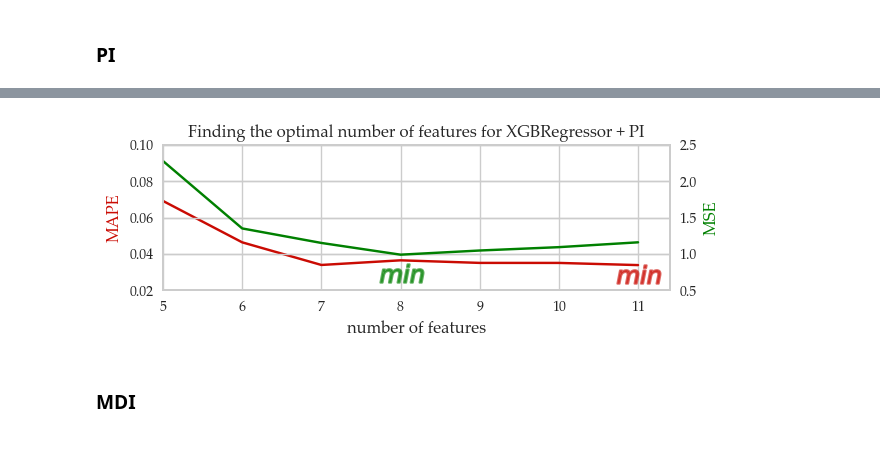
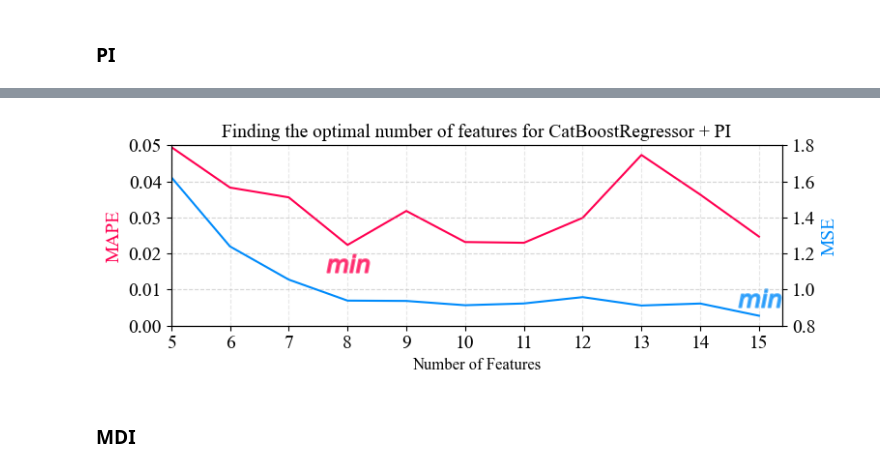
Before and after one commit to caapel/SOFC, a Jupyter notebook: SOFC_analisys.ipynb, the cells around one changed output, grey strips where cells are left out. Cells and saved outputs as stored; diff of their text form; code cells hidden in the pictures.

```diff
--- a/SOFC_analisys.ipynb
+++ b/SOFC_analisys.ipynb
@@ -620,14 +637,14 @@ Wall time: 2min 37s
 # %%
-n = df_SHAP_XGB_search.MAPE.idxmin()
-search_result.loc[f'XGB+SHAP({n})'] = (df_SHAP_XGB_search.loc[n].r2_score,
-                                       df_SHAP_XGB_search.loc[n].MSE,
-                                       df_SHAP_XGB_search.loc[n].MAE,
-                                       df_SHAP_XGB_search.loc[n].MAPE,
+n = df_SHAP_GB_search.MAPE.idxmin()
+search_result.loc[f'CatBoost+SHAP({n})'] = (df_SHAP_GB_search.loc[n].r2_score,
+                                       df_SHAP_GB_search.loc[n].MSE,
+                                       df_SHAP_GB_search.loc[n].MAE,
+                                       df_SHAP_GB_search.loc[n].MAPE,
                                        elapsed_time/(len(ParameterGrid(param_grid))*
-                                                     n_splits*len(range(5, 12))))
+                                                     n_splits*len(range(5, 16))))
 print(f'SHAP {n} features',
-      f'r2_score: {df_SHAP_XGB_search.loc[n].r2_score:.4}',
-      f'MSE: {df_SHAP_XGB_search.loc[n].MSE:.4}',
-      f'MAE: {df_SHAP_XGB_search.loc[n].MAE:.4}',
-      f'MAPE: {df_SHAP_XGB_search.loc[n].MAPE:.2%}', sep='\n')
+      f'r2_score: {df_SHAP_GB_search.loc[n].r2_score:.4}',
+      f'MSE: {df_SHAP_GB_search.loc[n].MSE:.4}',
+      f'MAE: {df_SHAP_GB_search.loc[n].MAE:.4}',
+      f'MAPE: {df_SHAP_GB_search.loc[n].MAPE:.2%}', sep='\n')
 # %% [output]
@@ -763,46 +792,49 @@ df_PI_XGB_search
 # %%
 # plot search of the optimal number of features of PI
-fig, mape = plt.subplots(figsize=(6.5, 2.5))
+fig, mape = plt.subplots(figsize=(8, 3))
 mse = mape.twinx()
 
-mape.plot(df_PI_XGB_search.index, df_PI_XGB_search.MAPE, color='r', label='MAPE')
-mse.plot(df_PI_XGB_search.index, df_PI_XGB_search.MSE, color='green', label='MSE')
+mape.plot(df_PI_GB_search.index, df_PI_GB_search.MAPE, color='#ff0051', label='MAPE')
+mse.plot(df_PI_GB_search.index, df_PI_GB_search.MSE, color='#008bfb', label='MSE')
 
-mape.set_xlabel('number of features', fontsize = 12)
-mape.set_ylabel('MAPE', fontsize = 12, color='r')
-mape.set_xticks(ticks=np.arange(5, 12, step=1))
-mape.set_yticks(ticks=np.arange(0.02, 0.101, step=0.02))
-mape.set_xlim(left=5, right=11.4)
-mape.set_ylim(0.02, 0.1)
+mape.set_xlabel('Number of Features', fontsize = 12)
+mape.set_ylabel('MAPE', fontsize=fontsize, color='#ff0051')
+mape.set_xticks(ticks=np.arange(5, 16, step=1))
+mape.set_yticks(ticks=np.arange(0.0, 0.051, step=0.01))
+mape.set_xlim(left=5, right=15.4)
+mape.set_ylim(0.0, 0.05)
 #mape.legend()
 
-mse.set_ylabel('MSE', fontsize = 12, color='green')
-mse.set_yticks(ticks=np.arange(0.5, 2.51, step=0.5))
-mse.set_ylim(0.5, 2.5)
+mse.set_ylabel('MSE', fontsize=fontsize, color='#008bfb')
+mse.set_yticks(ticks=np.arange(0.8, 1.81, step=0.2))
+mse.set_ylim(0.8, 1.8)
 #mse.legend()
 
-mape.scatter(df_PI_XGB_search.MAPE.idxmin(),
-             df_PI_XGB_search.MAPE.min()-0.005,
+mape.scatter(df_PI_GB_search.MAPE.idxmin(),
+             df_PI_GB_search.MAPE.min()-0.005,
              linewidth=1.5,
              marker='$min$',
-             color='r',
+             color='#ff0051',
              alpha=0.6,
              s=1000)
 
-mse.scatter(df_PI_XGB_search.MSE.idxmin(),
-            df_PI_XGB_search.MSE.min()-0.25,
+mse.scatter(df_PI_GB_search.MSE.idxmin(),
+            df_PI_GB_search.MSE.min()+0.1,
             linewidth=1.5,
             marker='$min$',
-            color='green',
+            color='#008bfb',
             alpha=0.6,
             s=1000)
 
-plt.title('Finding the optimal number of features for XGBRegressor + PI', fontsize = 12)
+mse.grid(linestyle='--', alpha=0.3)
+mape.grid(linestyle='--', alpha=0.3)
+
+plt.title('Finding the optimal number of features for CatBoostRegressor + PI', fontsize=fontsize)
 plt.tight_layout()
-plt.savefig('pictures/PI_XGB_search.png', dpi = 300, transparent = True)
+plt.savefig('pictures/PI_CatBoost_search.png', dpi = 300, transparent = True)
 plt.show()
 # %% [output]
-[figure, old version]
+[figure, new version]
 # %% [markdown]
 ### MDI
 # %%
```
Also changed, not shown: parts of 65 cells of this notebook, 2 other files.
